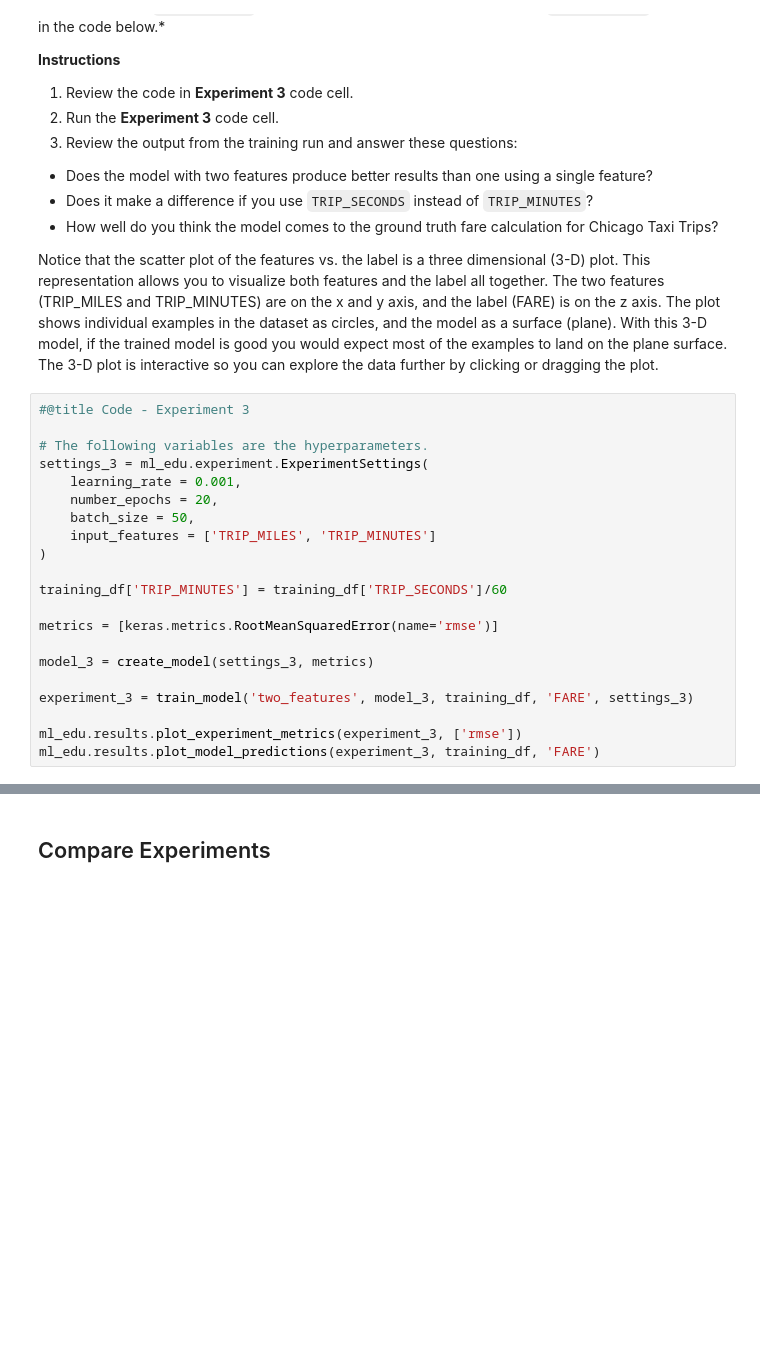
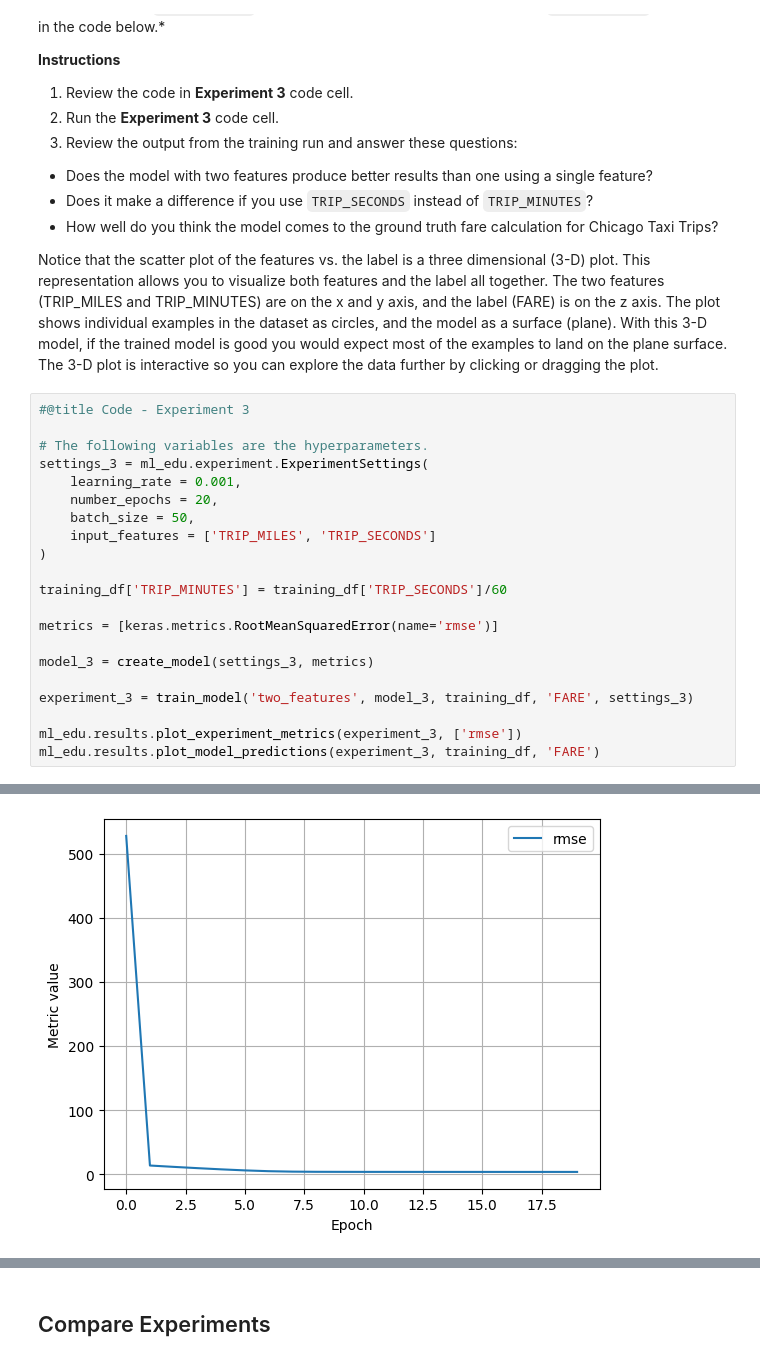
Before and after one commit to Makusu-dev/-Salon-Appointment-Scheduler, a Jupyter notebook: ml/cc/exercises/linear_regression_taxi.ipynb, the cells around one changed output, grey strips where cells are left out. Saved outputs shown, nothing was run; the diff lists cells and outputs as text; blank space fills up the shorter version.

```diff
--- a/ml/cc/exercises/linear_regression_taxi.ipynb
+++ b/ml/cc/exercises/linear_regression_taxi.ipynb
@@ -424,7 +549,7 @@ settings_3 = ml_edu.experiment.ExperimentSettings(
     learning_rate = 0.001,
     number_epochs = 20,
     batch_size = 50,
-    input_features = ['TRIP_MILES', 'TRIP_MINUTES']
+    input_features = ['TRIP_MILES', 'TRIP_SECONDS']
 )
 
 training_df['TRIP_MINUTES'] = training_df['TRIP_SECONDS']/60
@@ -437,3 +562,4 @@ experiment_3 = train_model('two_features', model_3, training_df, 'FARE', setting
 
 ml_edu.results.plot_experiment_metrics(experiment_3, ['rmse'])
 ml_edu.results.plot_model_predictions(experiment_3, training_df, 'FARE')
+# %% [output]
@@ -440,3 +584,4 @@ ml_edu.results.plot_model_predictions(experiment_3, training_df, 'FARE')
+[figure, added]
 # %%
 #@title Double-click to view answers for training with two features
 
```
Also changed, not shown: parts of 16 cells of this notebook.
